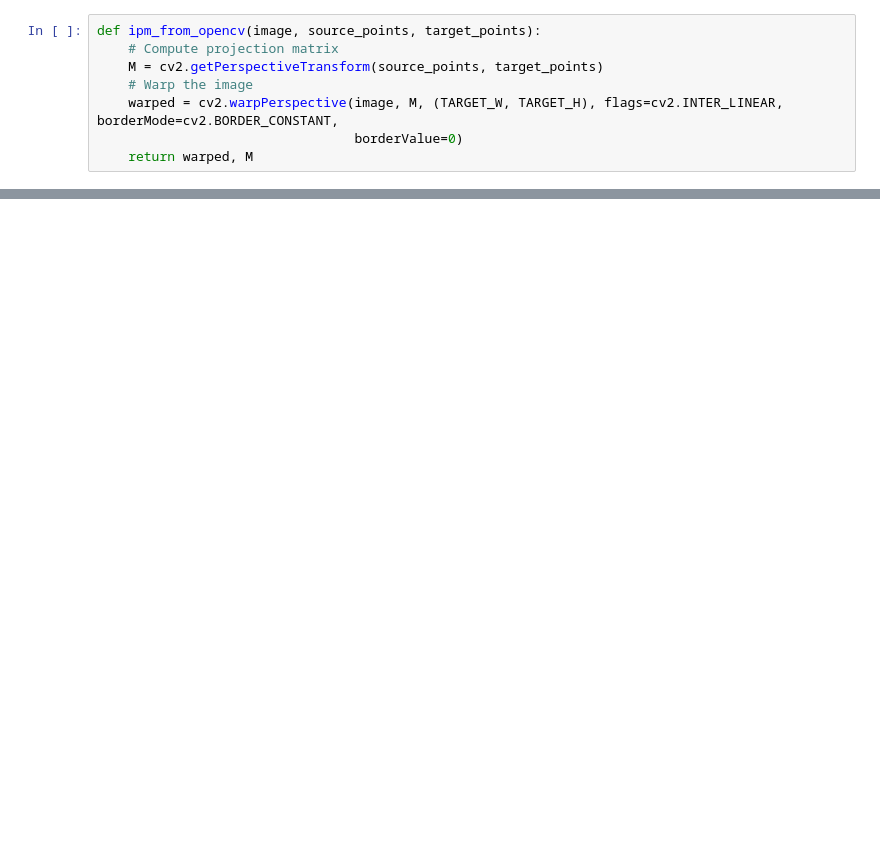
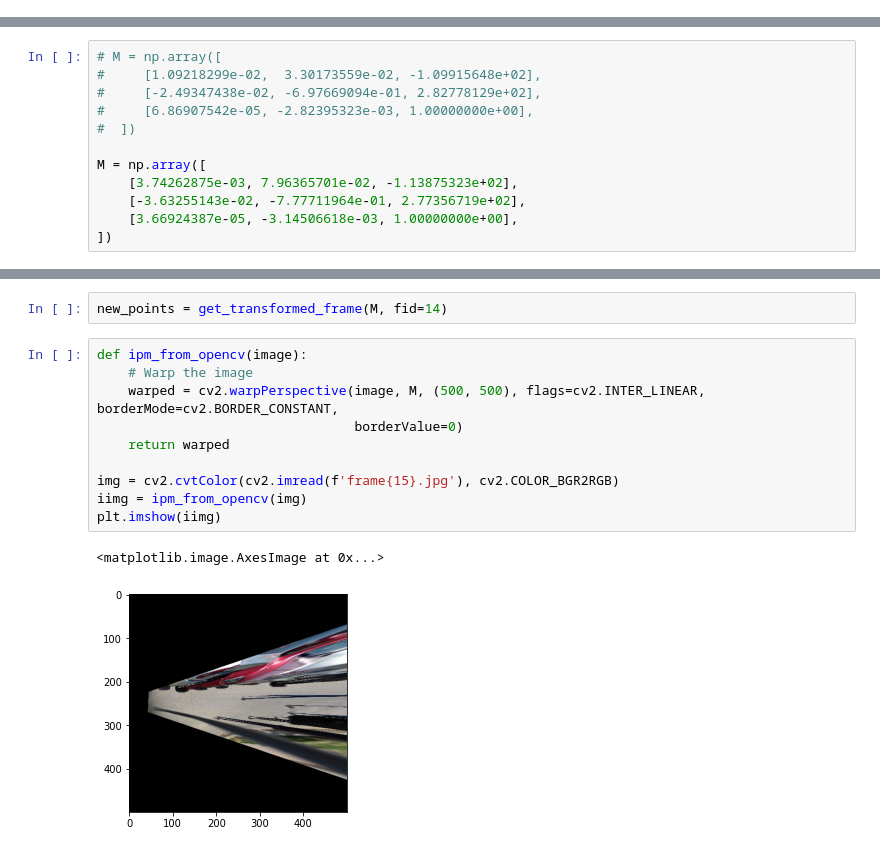
Before and after one commit to goondeal/Pedestrian-Tracking-and-Collision-Prediction, a Jupyter notebook: Project_V00.ipynb, the cells around one changed output, grey strips where cells are left out. Saved outputs shown, nothing was run; the diff lists cells and outputs as text; blank space fills up the shorter version.

```diff
--- a/Project_V00.ipynb
+++ b/Project_V00.ipynb
@@ -127,8 +0,0 @@ def map(x, y, M):
-# %%
-def ipm_from_opencv(image, source_points, target_points):
-    # Compute projection matrix
-    M = cv2.getPerspectiveTransform(source_points, target_points)
-    # Warp the image
-    warped = cv2.warpPerspective(image, M, (TARGET_W, TARGET_H), flags=cv2.INTER_LINEAR, borderMode=cv2.BORDER_CONSTANT,
-                                 borderValue=0)
-    return warped, M
@@ -192,0 +61,12 @@ def wrap_frames (input_path, s, t):
+# %%
+# M = np.array([
+#     [1.09218299e-02,  3.30173559e-02, -1.09915648e+02],
+#     [-2.49347438e-02, -6.97669094e-01, 2.82778129e+02],
+#     [6.86907542e-05, -2.82395323e-03, 1.00000000e+00],
+#  ])
+
+M = np.array([
+    [3.74262875e-03, 7.96365701e-02, -1.13875323e+02],
+    [-3.63255143e-02, -7.77711964e-01, 2.77356719e+02],
+    [3.66924387e-05, -3.14506618e-03, 1.00000000e+00],
+])
@@ -192,0 +165,15 @@ def wrap_frames (input_path, s, t):
+# %%
+new_points = get_transformed_frame(M, fid=14)
+# %%
+def ipm_from_opencv(image):
+    # Warp the image
+    warped = cv2.warpPerspective(image, M, (500, 500), flags=cv2.INTER_LINEAR, borderMode=cv2.BORDER_CONSTANT,
+                                 borderValue=0)
+    return warped
+
+img = cv2.cvtColor(cv2.imread(f'frame{15}.jpg'), cv2.COLOR_BGR2RGB)
+iimg = ipm_from_opencv(img)
+plt.imshow(iimg)
+# %% [output]
+<matplotlib.image.AxesImage at 0x...>
+[figure, added]
```
Also changed, not shown: parts of 47 cells of this notebook, 1 other file.
